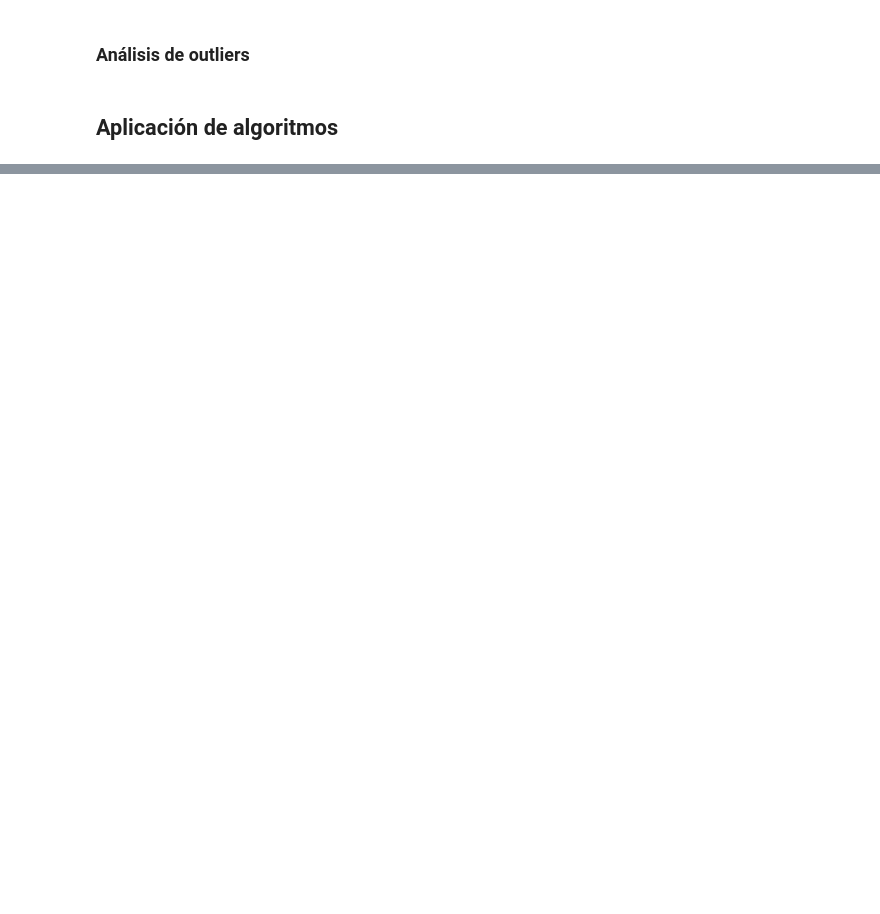
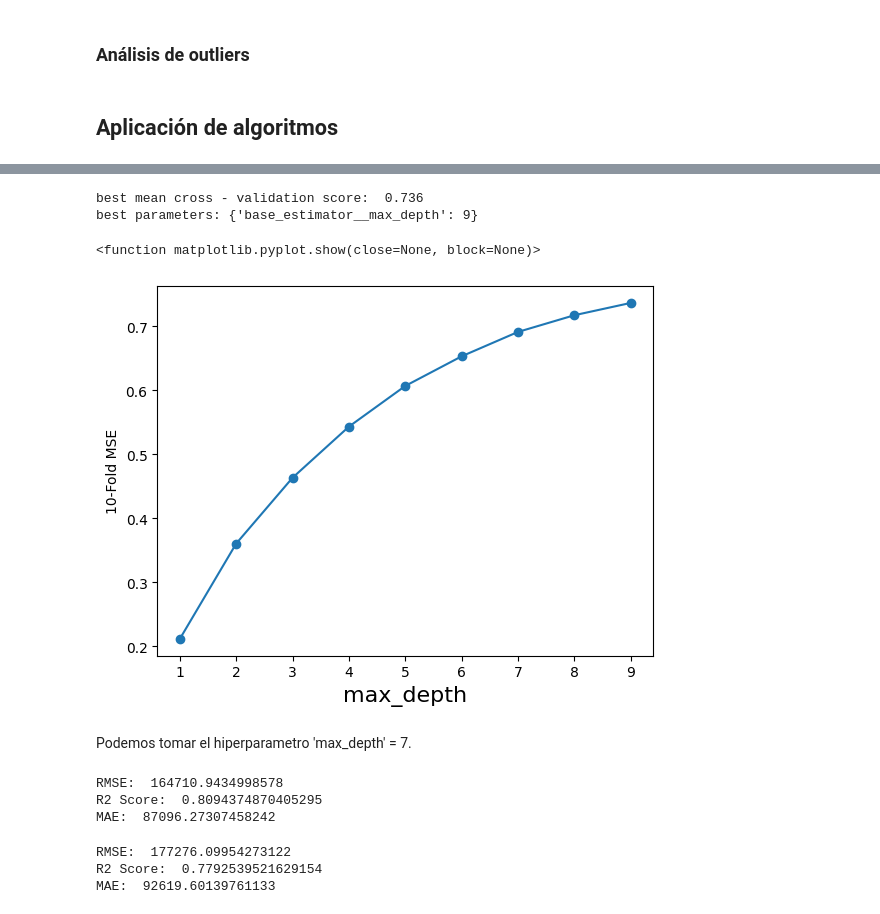
Before and after one commit to DiegoEscanciano/UCM_MACH, a Jupyter notebook: Código/Entrega_DiegoEscanciano.ipynb, the cells around one changed output, grey strips where cells are left out. Saved outputs shown, nothing was run; the diff lists cells and outputs as text; code cells hidden in the pictures; blank space fills up the shorter version.

```diff
--- a/Código/Entrega_DiegoEscanciano.ipynb
+++ b/Código/Entrega_DiegoEscanciano.ipynb
@@ -426,0 +566,7 @@ InvalidParameterError: ignored
+# %%
+from sklearn.model_selection import GridSearchCV
+
+maxDepth = range (1, 10)
+param_grid = {'base_estimator__max_depth' : maxDepth}
+grid = GridSearchCV(BaggingRegressor(estimator = DecisionTreeRegressor(), n_estimators = 200, random_state = 0), param_grid = param_grid, cv = 3, verbose = 2)
+grid.fit (X_train, y_train)
@@ -426,0 +587,15 @@ InvalidParameterError: ignored
+# %%
+print ("best mean cross - validation score: {: .3f}".format(grid.best_score_))
+print ("best parameters: {}".format(grid.best_params_))
+scores = np.array (grid.cv_results_ ['mean_test_score'])
+plt.plot (maxDepth, scores, '-o')
+plt.xlabel ('max_depth', fontsize = 16)
+plt.ylabel ('10-Fold MSE')
+plt.show
+# %% [output]
+best mean cross - validation score:  0.736
+best parameters: {'base_estimator__max_depth': 9}
+<function matplotlib.pyplot.show(close=None, block=None)>
+[figure, added]
+# %% [markdown]
+Podemos tomar el hiperparametro 'max_depth' = 7.
@@ -426,0 +610,11 @@ InvalidParameterError: ignored
+# %%
+rmse = np.sqrt(mean_squared_error(y_test, b_y_pred))
+print('RMSE: ', rmse)
+rsq = r2_score(y_test, b_y_pred)
+print('R2 Score: ', rsq)
+mae = mean_absolute_error(y_test, b_y_pred)
+print('MAE: ', mae)
+# %% [output]
+RMSE:  164710.9434998578
+R2 Score:  0.8094374870405295
+MAE:  87096.27307458242
@@ -426,0 +628,11 @@ InvalidParameterError: ignored
+# %%
+rmse = np.sqrt(mean_squared_error(y_test, b_y_pred))
+print('RMSE: ', rmse)
+rsq = r2_score(y_test, b_y_pred)
+print('R2 Score: ', rsq)
+mae = mean_absolute_error(y_test, b_y_pred)
+print('MAE: ', mae)
+# %% [output]
+RMSE:  177276.09954273122
+R2 Score:  0.7792539521629154
+MAE:  92619.60139761133
```
Also changed, not shown: parts of 51 cells of this notebook.
